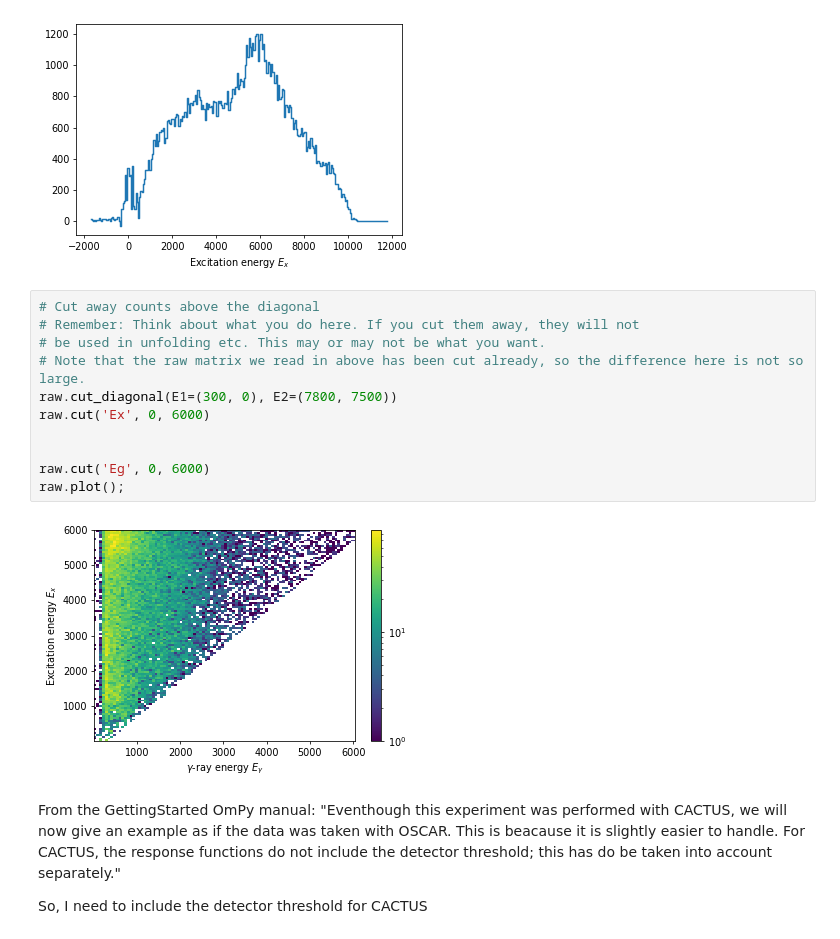
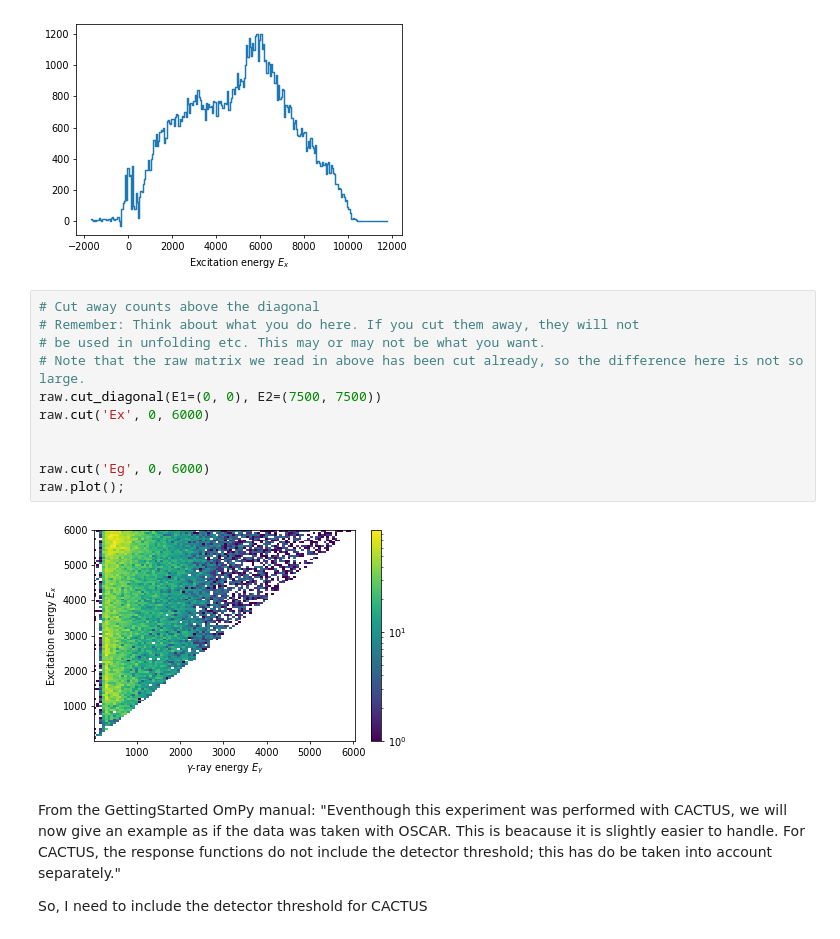
Before and after one commit to tellefs/OmPy_233U, a Jupyter notebook: osloMethod_U233_aa.ipynb, the cells around one changed output. Drawn from its saved outputs; the diff is of its cells as text.

```diff
--- a/osloMethod_U233_aa.ipynb
+++ b/osloMethod_U233_aa.ipynb
@@ -47,16 +50,16 @@ raw.plot_projection('Ex', kind="step");
 # %%
 # Cut away counts above the diagonal
 # Remember: Think about what you do here. If you cut them away, they will not
 # be used in unfolding etc. This may or may not be what you want.
 # Note that the raw matrix we read in above has been cut already, so the difference here is not so large.
-raw.cut_diagonal(E1=(300, 0), E2=(7800, 7500))
+raw.cut_diagonal(E1=(0, 0), E2=(7500, 7500))
 raw.cut('Ex', 0, 6000)
 
 
 raw.cut('Eg', 0, 6000)
 raw.plot();
 # %% [output]
-[figure, old version]
+[figure, new version]
 # %% [markdown]
 From the GettingStarted OmPy manual: "Eventhough this experiment was performed with CACTUS, we will now give an example as if the data was taken with OSCAR. This is beacause it is slightly easier to handle. For CACTUS, the response functions do not include the detector threshold; this has do be taken into account separately."
 
```
Also changed, not shown: parts of 18 cells of this notebook.
